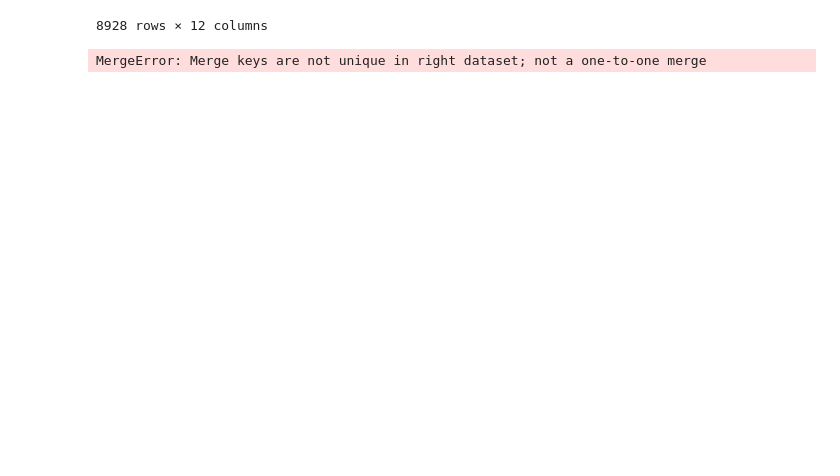
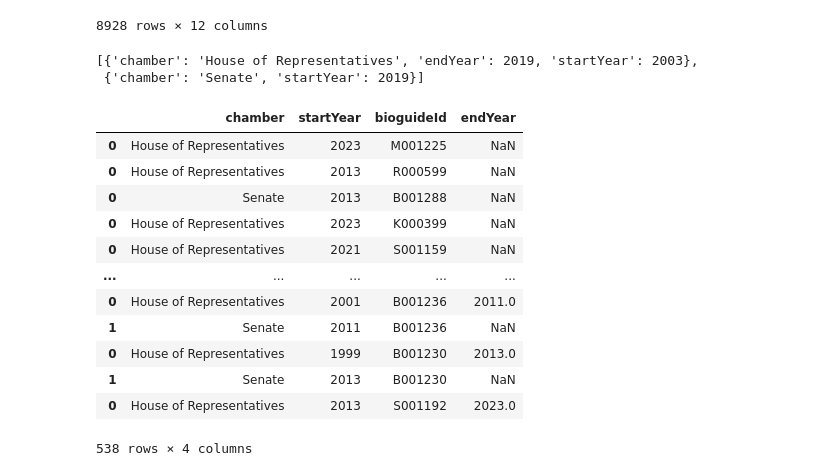
Before and after one commit to j-miskill/contrans, a Jupyter notebook: sandbox.ipynb, the cells around one changed output. Saved outputs shown, nothing was run; the diff lists cells and outputs as text; code cells hidden in the pictures; blank space fills up the shorter version.

```diff
--- a/sandbox.ipynb
+++ b/sandbox.ipynb
@@ -93,13 +93,11 @@ cands
 # want to join candidates table and the bioguides table
 # what are we matching on, what kind of merge do we want? (One to one)
 # What rows aren't matched and how to we fix
-crosswalk = pd.merge(bioguides, cands,
-                     how='left',
-                     left_on="name2",
-                     right_on="FirstLastP",
-                     indicator = "matched",
-                     validate = "one_to_one"
-                     )
-crosswalk
+# crosswalk = pd.merge(bioguides, cands,
+#                      how='left',
+#                      left_on="name2",
+#                      right_on="FirstLastP",
+#                      indicator = "matched",
+#                      validate = "one_to_one"
+#                      )
+# crosswalk
-# %% [output]
-MergeError: Merge keys are not unique in right dataset; not a one-to-one merge
@@ -105,0 +106,5 @@ MergeError: Merge keys are not unique in right dataset; not a one-to-one merge
+# %%
+members['terms.item'][481]
+# %% [output]
+[{'chamber': 'House of Representatives', 'endYear': 2019, 'startYear': 2003},
+ {'chamber': 'Senate', 'startYear': 2019}]
@@ -105,0 +113,16 @@ MergeError: Merge keys are not unique in right dataset; not a one-to-one merge
+# %%
+terms
+# %% [output]
+|  | chamber | startYear | bioguideId | endYear |
+| 0 | House of Representatives | 2023 | M001225 | NaN |
+| 0 | House of Representatives | 2013 | R000599 | NaN |
+| 0 | Senate | 2013 | B001288 | NaN |
+| 0 | House of Representatives | 2023 | K000399 | NaN |
+| 0 | House of Representatives | 2021 | S001159 | NaN |
+| ... | ... | ... | ... | ... |
+| 0 | House of Representatives | 2001 | B001236 | 2011.0 |
+| 1 | Senate | 2011 | B001236 | NaN |
+| 0 | House of Representatives | 1999 | B001230 | 2013.0 |
+| 1 | Senate | 2013 | B001230 | NaN |
+| 0 | House of Representatives | 2013 | S001192 | 2023.0 |
+538 rows × 4 columns
```
Also changed, not shown: parts of 6 cells of this notebook, 3 other files.
